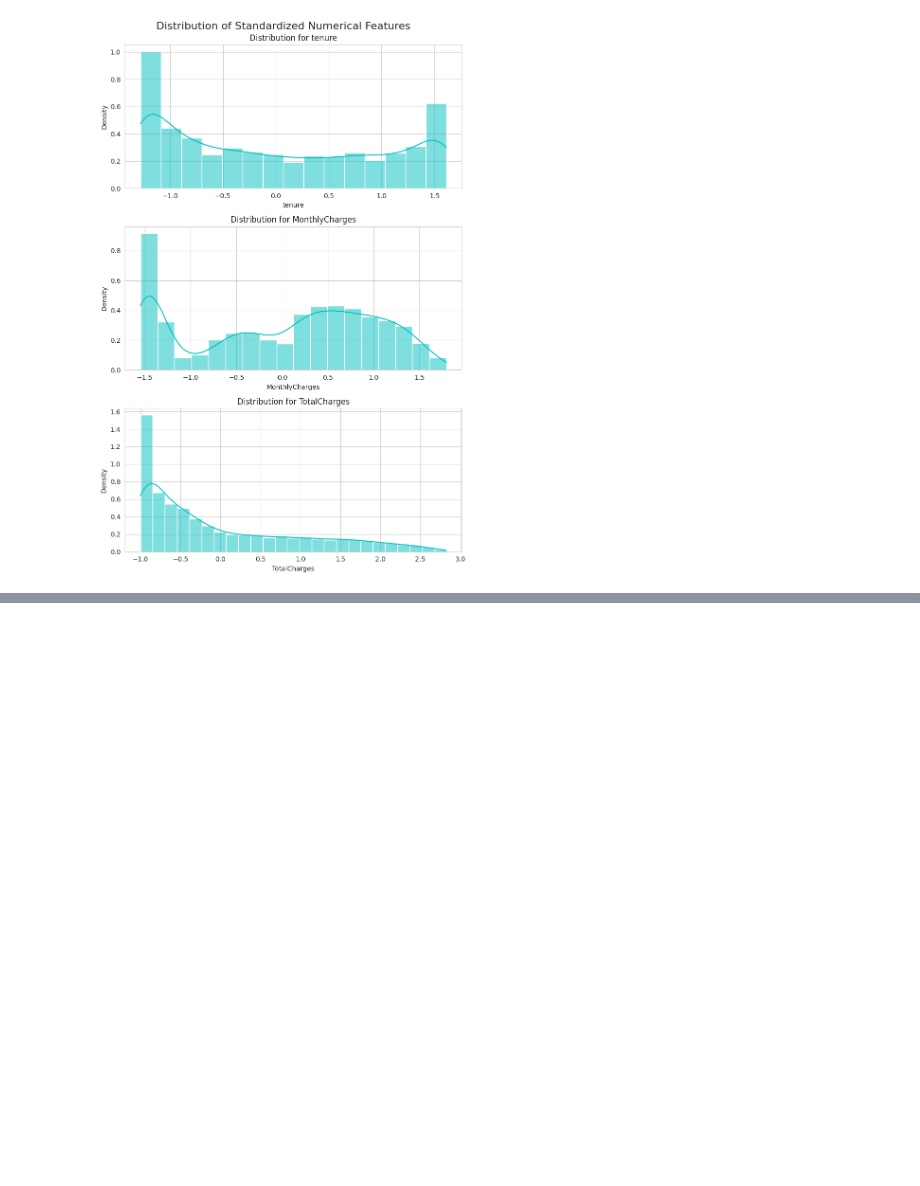
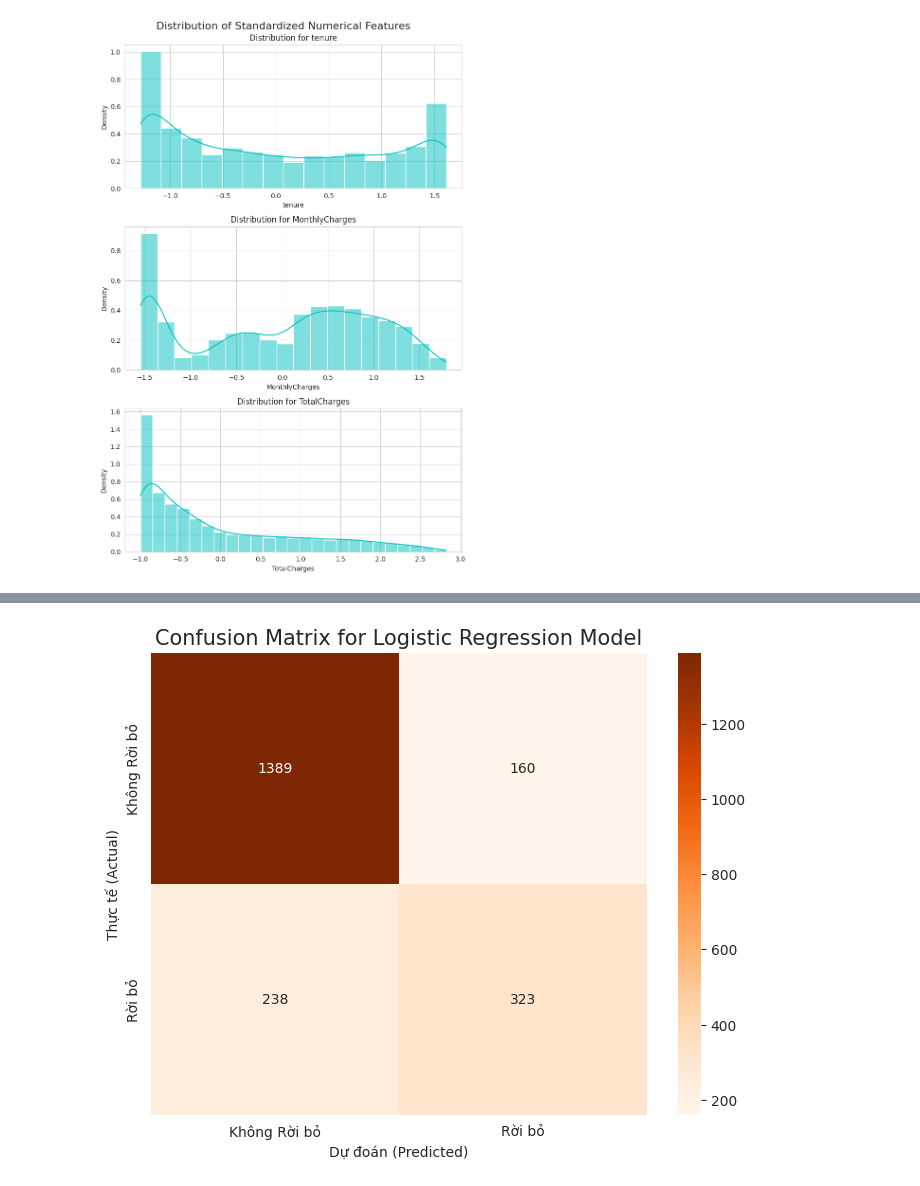
Before and after one commit to devdoan/devdoan, a Jupyter notebook: Untitled3.ipynb, the cells around one changed output, grey strips where cells are left out. Cells and saved outputs as stored; diff of their text form; code cells hidden in the pictures; blank space fills up the shorter version.

```diff
--- a/Untitled3.ipynb
+++ b/Untitled3.ipynb
@@ -872,0 +903,6 @@ plt.show()
+# %%
+X_train = pd.get_dummies(X_train, columns=cat_cols_ohe, drop_first=True)
+X_test = pd.get_dummies(X_test, columns=cat_cols_ohe, drop_first=True)
+
+display(X_train.head())
+display(X_test.head())
@@ -872,0 +926,18 @@ plt.show()
+# %%
+from sklearn.linear_model import LogisticRegression
+from sklearn.metrics import accuracy_score, roc_auc_score, classification_report
+
+# 1. Khởi tạo và Huấn luyện mô hình
+log_model = LogisticRegression(random_state=42, max_iter=1000)
+log_model.fit(X_train, y_train)
+
+# 2. Dự đoán trên tập kiểm thử
+y_pred_log = log_model.predict(X_test)
+y_pred_proba_log = log_model.predict_proba(X_test)[:, 1]
+
+# 3. Đánh giá mô hình
+print("--- Kết quả Đánh giá Logistic Regression ---")
+print(f"Accuracy: {accuracy_score(y_test, y_pred_log):.4f}")
+print(f"AUC-ROC Score: {roc_auc_score(y_test, y_pred_proba_log):.4f}")
+print("\nBáo cáo Phân loại (Classification Report):")
+print(classification_report(y_test, y_pred_log))
@@ -872,0 +958,20 @@ plt.show()
+# %%
+from sklearn.metrics import confusion_matrix
+import seaborn as sns
+import matplotlib.pyplot as plt
+
+# Sử dụng y_pred_log là kết quả dự đoán của mô hình Logistic Regression
+cm_log = confusion_matrix(y_test, y_pred_log)
+
+# Vẽ heatmap
+plt.figure(figsize=(8, 6))
+sns.heatmap(cm_log, annot=True, fmt='d', cmap='Oranges', # Đổi màu để phân biệt
+            xticklabels=['Không Rời bỏ', 'Rời bỏ'],
+            yticklabels=['Không Rời bỏ', 'Rời bỏ'])
+
+plt.title('Confusion Matrix for Logistic Regression Model', fontsize=15)
+plt.ylabel('Thực tế (Actual)')
+plt.xlabel('Dự đoán (Predicted)')
+plt.show()
+# %% [output]
+[figure, added]
```
Also changed, not shown: parts of 29 cells of this notebook.
